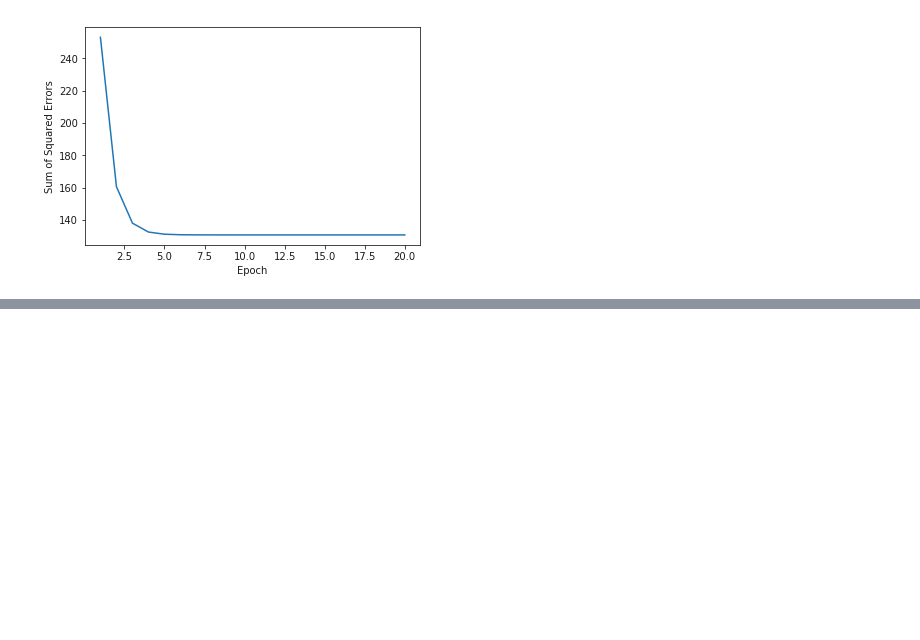
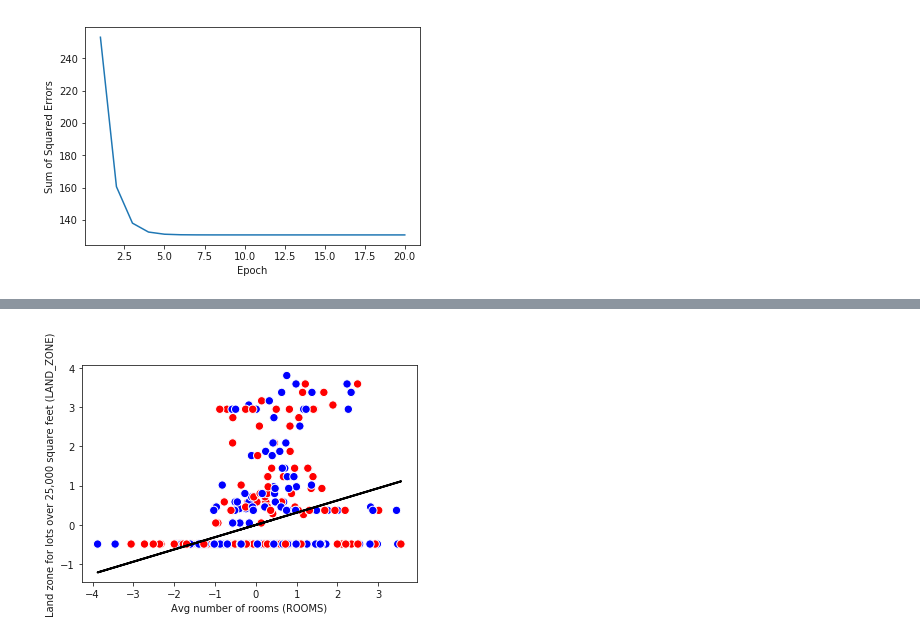
Before and after one commit to SedarOlmez94/coursework_2_LIDA, a Jupyter notebook: Linear regression.ipynb, the cells around one changed output, grey strips where cells are left out. Cells and saved outputs as stored; diff of their text form; code cells hidden in the pictures; blank space fills up the shorter version.

```diff
--- a/Linear regression.ipynb
+++ b/Linear regression.ipynb
@@ -217,0 +213,18 @@ prices do increase as the number of rooms increase.
+# %%
+'''
+It's now clear from the scatter plot above that house
+prices do increase as the number of rooms increase.
+'''
+
+# Now I will plot the rooms against land zone
+X_1 = data_frame[['ROOMS']].values
+y_1 = data_frame['LAND_ZONE'].values
+X_std_1 = standard_scalar_x.fit_transform(X_1)
+y_std_1 = standard_scalar_y.fit_transform(y_1[:, np.newaxis]).flatten()
+linear_regression.fit(X_std_1, y_std_1)
+line_regular_plot(X_std_1, y_std_1, linear_regression)
+plt.xlabel('Avg number of rooms (ROOMS)')
+plt.ylabel('Land zone for lots over 25,000 square feet (LAND_ZONE)')
+plt.show()
+# %% [output]
+[figure, added]
```
Also changed, not shown: parts of 4 cells of this notebook.
